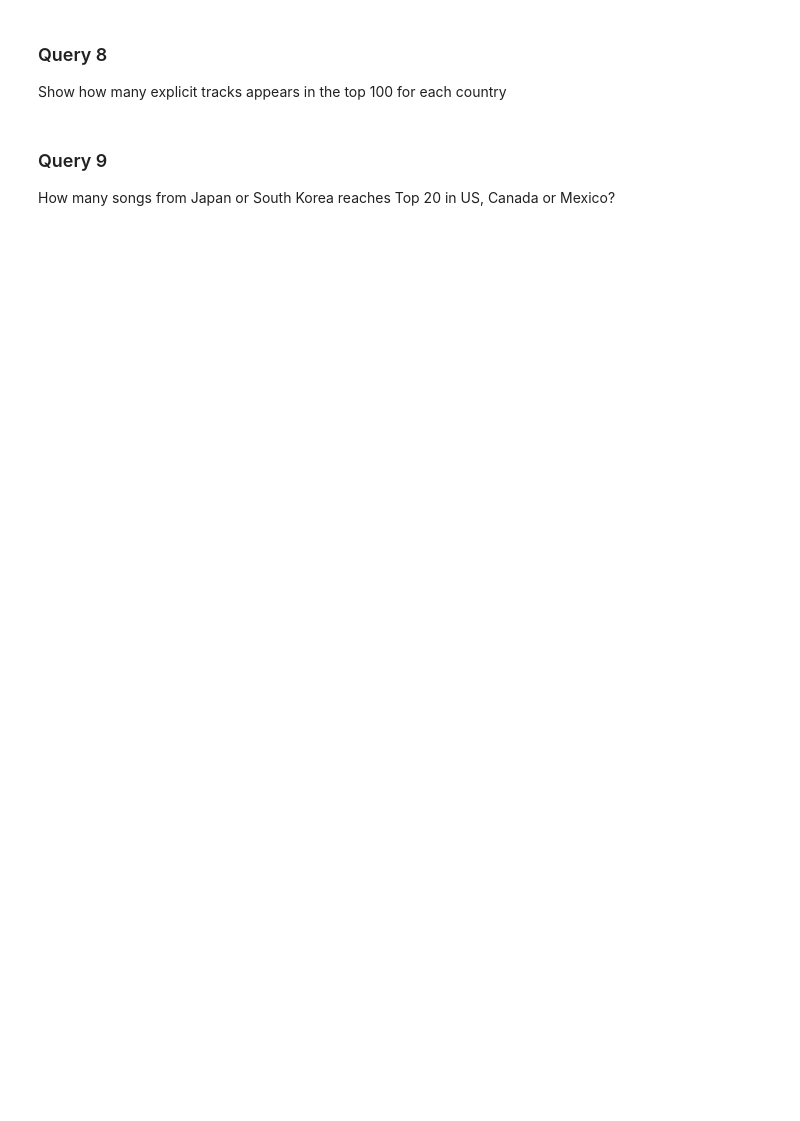
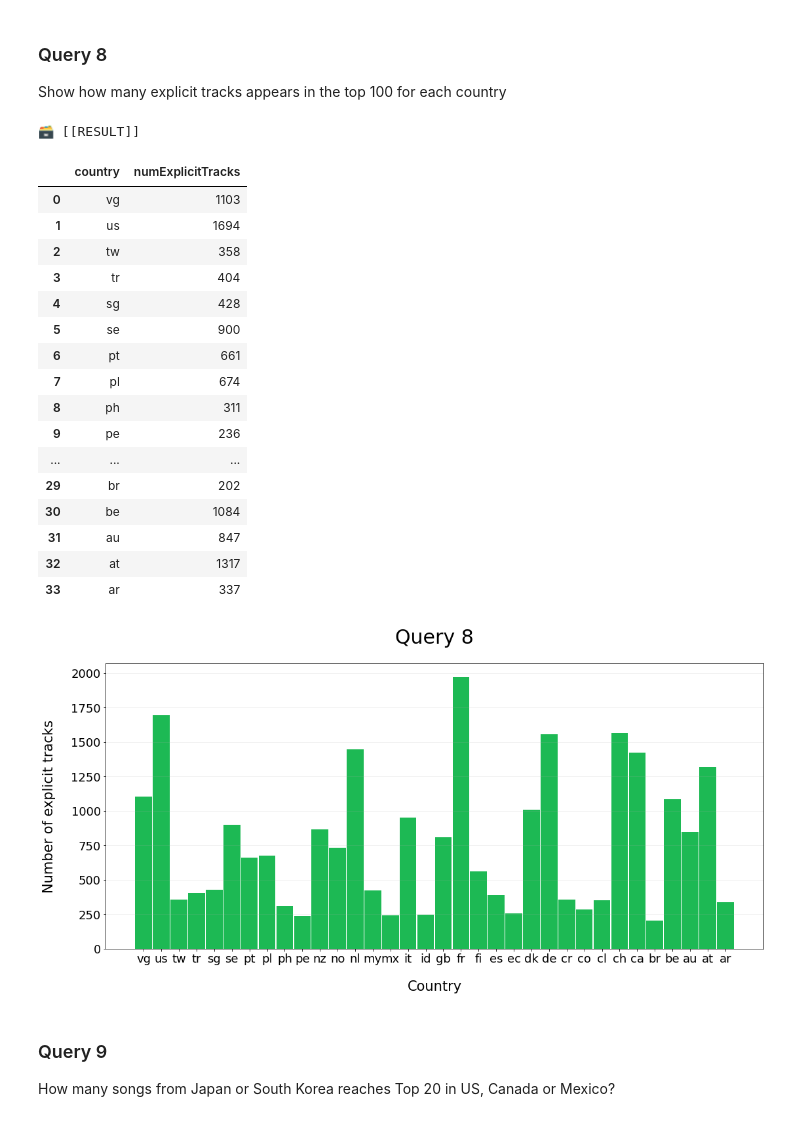
Before and after one commit to luca-martinelli-09/spotify-lod, a Jupyter notebook: spotifyGraphQueries.ipynb, the cells around one changed output. Cells and saved outputs as stored; diff of their text form; code cells hidden in the pictures; blank space fills up the shorter version.

```diff
--- a/spotifyGraphQueries.ipynb
+++ b/spotifyGraphQueries.ipynb
@@ -443,31 +566,51 @@ Show how many explicit tracks appears in the top 100 for each country
 # %%
 result, resultType = executeQuery("""
     select ?country (count(distinct ?track) as ?numExplicitTracks) where {
         ?track so:appearsIn ?appearance ;
             so:explicit ?explicit .
         ?appearance so:isPositionedIn ?chart ;
                     so:position ?position .
         ?chart so:isReferredTo ?country .
 
         filter(?explicit = "true"^^xsd:boolean) .
     } group by ?country
     order by desc(?country)
 """)
 
 printResult(result, resultType)
 
 plotResults(
-	title="Query 11",
+	title="Query 8",
 	x=np.arange(len(result)),
 	yArr=[result["numExplicitTracks"]],
 	yLabel="Number of explicit tracks",
 	xLabel="Country",
 	xTicks=result["country"],
 	showGrid=True,
 	gridAxis="y",
 	bar=True,
 	saveTitle="query11"
 )
+# %% [output]
+🗃️ [[RESULT]]
+|  | country | numExplicitTracks |
+| 0 | vg | 1103 |
+| 1 | us | 1694 |
+| 2 | tw | 358 |
+| 3 | tr | 404 |
+| 4 | sg | 428 |
+| 5 | se | 900 |
+| 6 | pt | 661 |
+| 7 | pl | 674 |
+| 8 | ph | 311 |
+| 9 | pe | 236 |
+| ... | ... | ... |
+| 29 | br | 202 |
+| 30 | be | 1084 |
+| 31 | au | 847 |
+| 32 | at | 1317 |
+| 33 | ar | 337 |
+[figure, added]
 # %% [markdown]
 ### Query 9
 How many songs from Japan or South Korea reaches Top 20 in US, Canada or Mexico?
```
Also changed, not shown: parts of 13 cells of this notebook, 1 other file.
